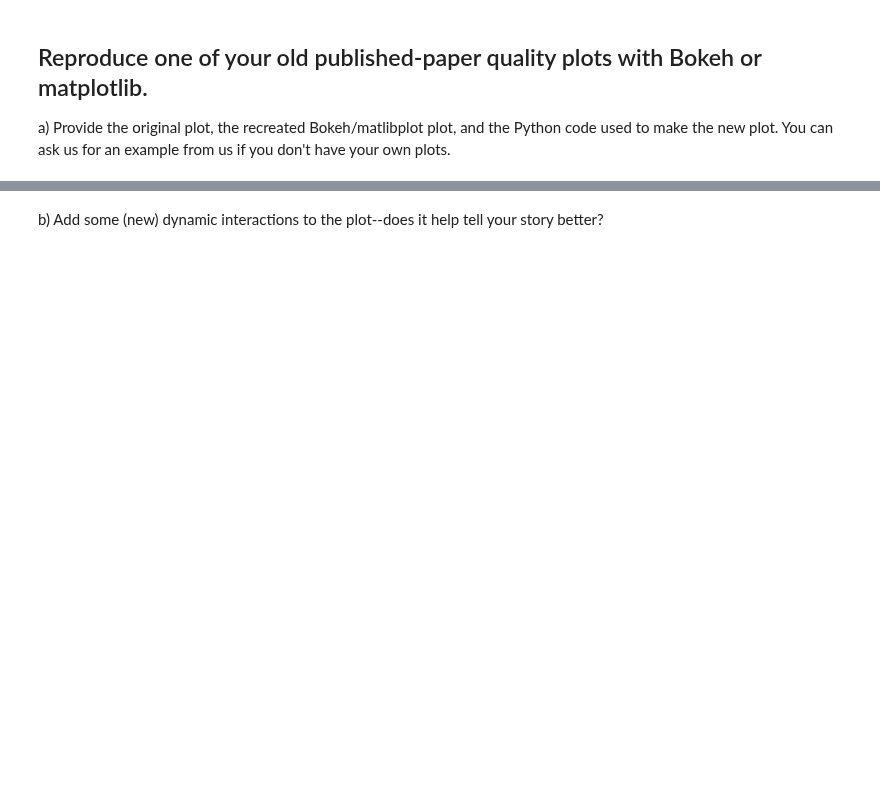
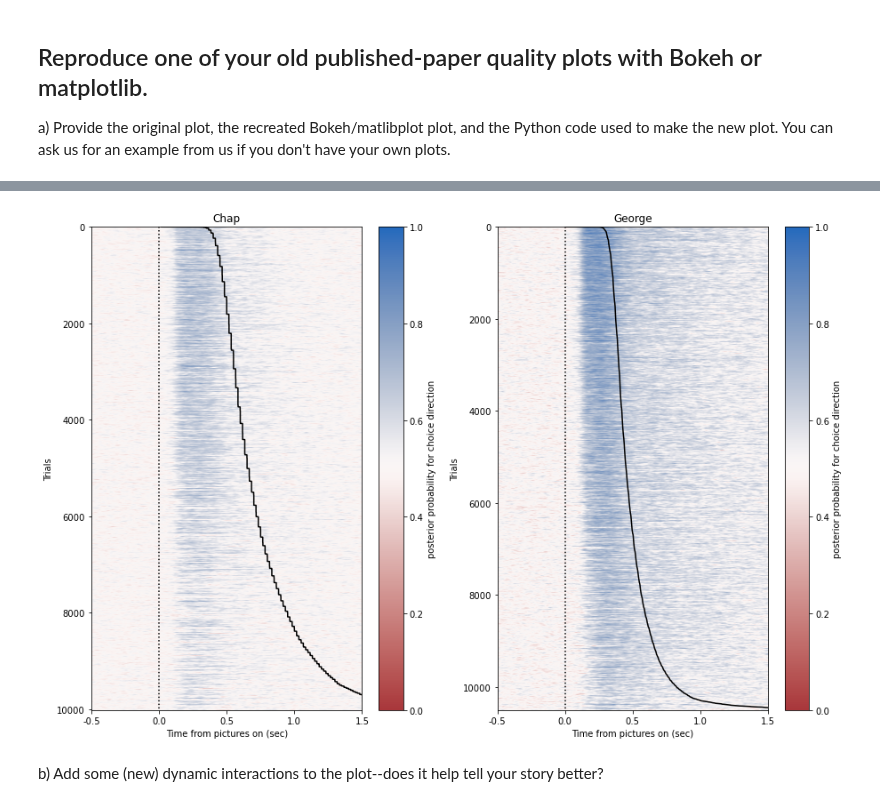
Before and after one commit to zbalewski/python-ay250-homework, a Jupyter notebook: hw_2/hw_2.ipynb, the cells around one changed output, grey strips where cells are left out. Drawn from its saved outputs; the diff is of its cells as text; code cells hidden in the pictures; blank space fills up the shorter version.

Commit message:
make my figure in matplotlib, just missing animation...

```diff
--- a/hw_2/hw_2.ipynb
+++ b/hw_2/hw_2.ipynb
@@ -33,3 +47,70 @@ a) Provide the original plot, the recreated Bokeh/matlibplot plot, and the Pytho
+# %%
+# load my data
+postprob = pd.read_csv('data/large_files/dirdec_postprob_minidata.csv') # data
+timelabel = pd.read_csv('data/large_files/dirdec_postprob_tmids.csv') # ms time of samples
+# %%
+# look up time idx references
+
+# pictures onset, t=0
+t_0 = (timelabel.t_mids - 0).abs().argmin()
+
+# ms between consecutive samples
+t_step = timelabel.t_mids[0:2].diff()[1]
+
+# pull samples corresponding to nice ticks
+t_ticks = np.arange(-0.5, 2, 0.5)
+t_idx = np.empty(t_ticks.shape)
+for i in range(len(t_ticks)):
+    t_idx[i] = (timelabel.t_mids - t_ticks[i]*1000).abs().argmin()
+# %%
+# make figure with trials split by subject & ordered by response time
+
+fig = plt.figure(figsize=(15,10))
+
+subjects = ['Chap','George']
+
+for s in range(len(subjects)):
+
+    # make new subplot for subject
+    ax = fig.add_subplot(1, len(subjects), s+1)
+
+    # pull trials for this subject
+    subj_idx = postprob.subject==subjects[s]
+    num_trials = sum(subj_idx)
+
+    # restrict data to this subject
+    subj_postprob = np.array(postprob[subj_idx].iloc[:,2:])
+    subj_rt = np.array(t_0 + postprob.rt[subj_idx] / t_step) # convert ms to time sample bin for vis
+
+    # reorder trials by response time
+    trial_order = subj_rt.argsort()
+
+    # plot heatmap of data
+    hm = ax.imshow(subj_postprob[trial_order,:],
+                  vmin=0, vmax=1,
+                  cmap=sns.color_palette('vlag_r', as_cmap=True)) #sns.diverging_palette(20, 220, as_cmap=True))
+
+    # add response time curve
+    ax.plot(subj_rt[trial_order], range(num_trials), c='k')
+
+    # add reference line for pictures presentation (t=0)
+    ax.plot([t_0, t_0], [0, num_trials-1], c='k', linestyle=':')
+
+    # let axis take up whole space
+    ax.set_aspect('auto')
+
+    # format
+    plt.setp(ax, title=subjects[s],
+             xlabel='Time from pictures on (sec)',
+             xlim=(t_idx[0], t_idx[-1]), xticks=t_idx, xticklabels=t_ticks,
+             ylabel='Trials')
+
+    plt.colorbar(hm, label='posterior probability for choice direction') # not sure if using 'plt' here is correct...
+
+
+#TODO: could improve colormap to be nicer match for original figure...
+# %% [output]
+[figure, added]
 # %% [markdown]
 b) Add some (new) dynamic interactions to the plot--does it help tell your story better?
 # %% [markdown]
```
Also changed, not shown: parts of 16 cells of this notebook.
